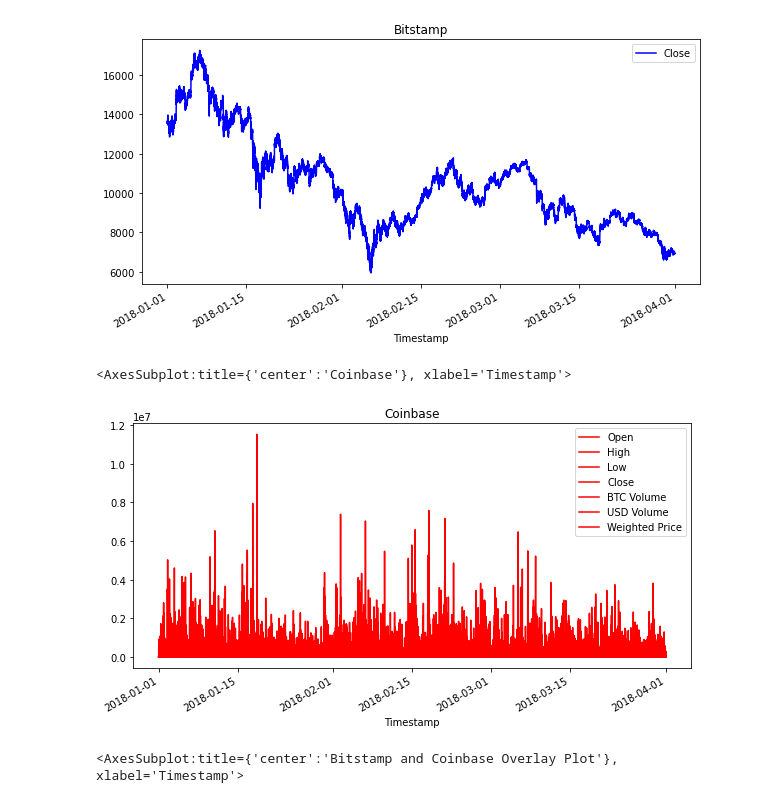
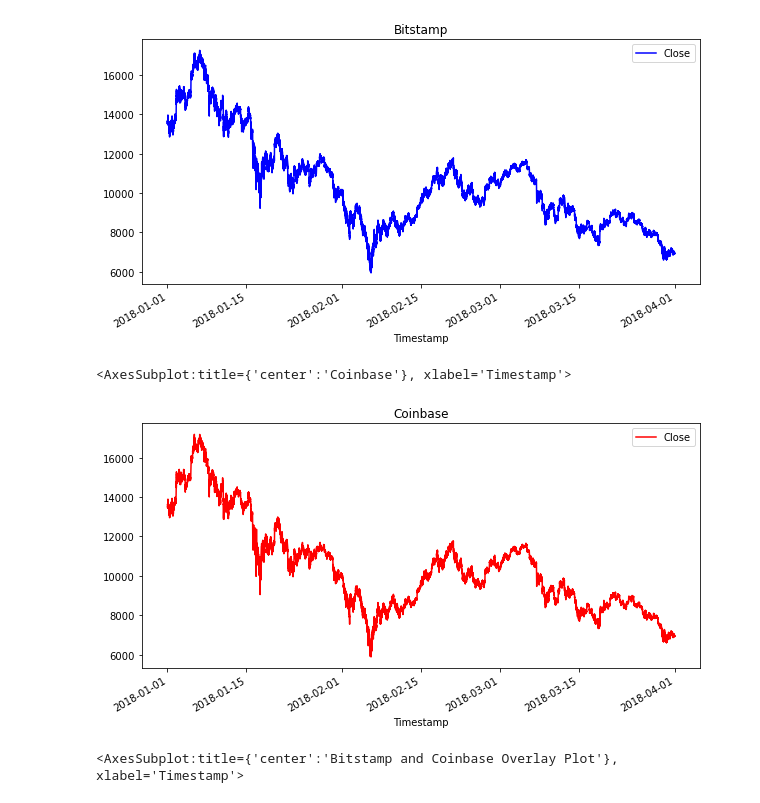
Before and after one commit to hchen1109/Finance_Analytics_3, a Jupyter notebook: crypto_arbitrage.ipynb, the cells around one changed output. Saved outputs shown, nothing was run; the diff lists cells and outputs as text; code cells hidden in the pictures.

```diff
--- a/crypto_arbitrage.ipynb
+++ b/crypto_arbitrage.ipynb
@@ -222,10 +222,11 @@ bitstamp_df.loc[:,['Close']].plot(figsize=(10,5), title = "Bitstamp", color="blu
 # %%
 # Create a line plot for the coinbase DataFrame for the full length of time in the dataset
 # Be sure that the figure size, title, and color are tailored to each visualization
-coinbase_df.plot(figsize=(10,5), title = "Coinbase", color="red")
+#coinbase_df.plot(figsize=(10,5), title = "Coinbase", color="red")
+coinbase_df.loc[:,['Close']].plot(figsize=(10,5), title = "Coinbase", color="red")
 # %% [output]
 <AxesSubplot:title={'center':'Coinbase'}, xlabel='Timestamp'>
-[figure, old version]
+[figure, new version]
 # %%
 # Overlay the visualizations for the bitstamp and coinbase DataFrames in one plot
 # The plot should visualize the prices over the full lenth of the dataset
```
